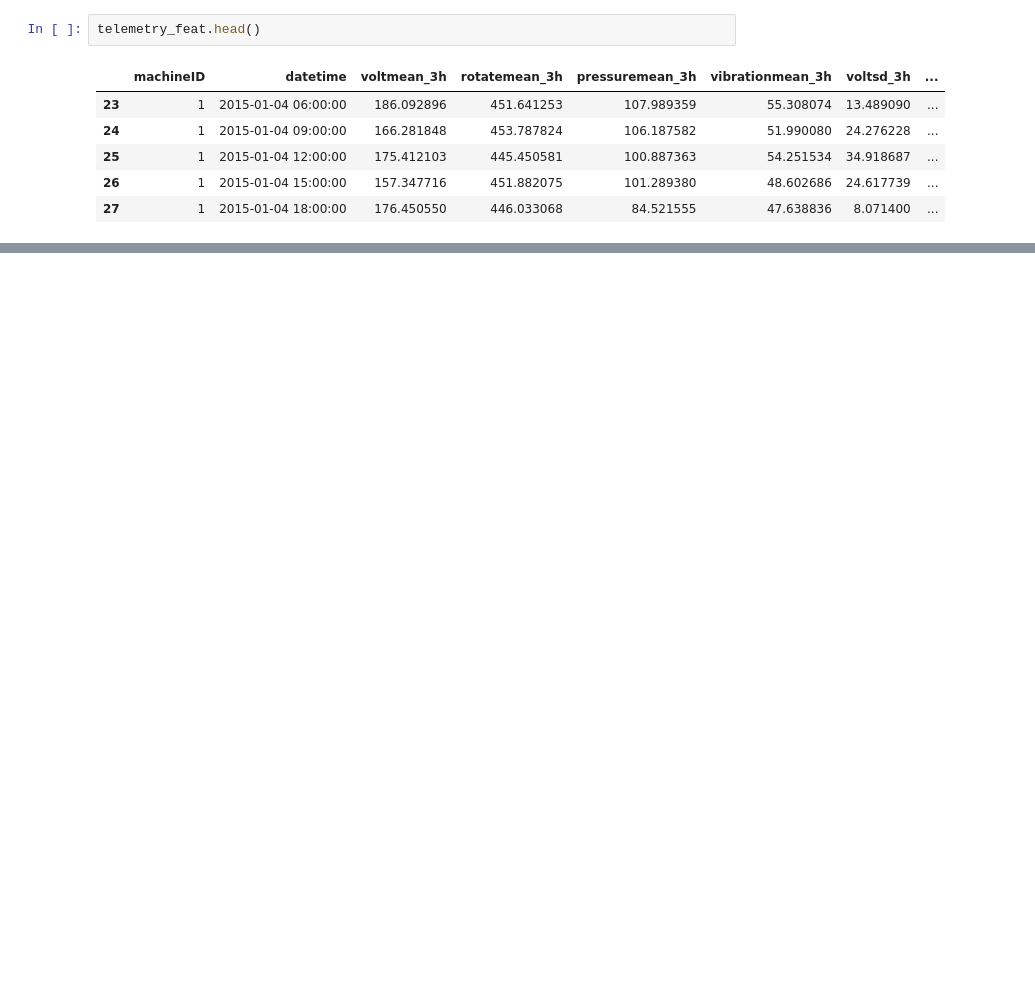
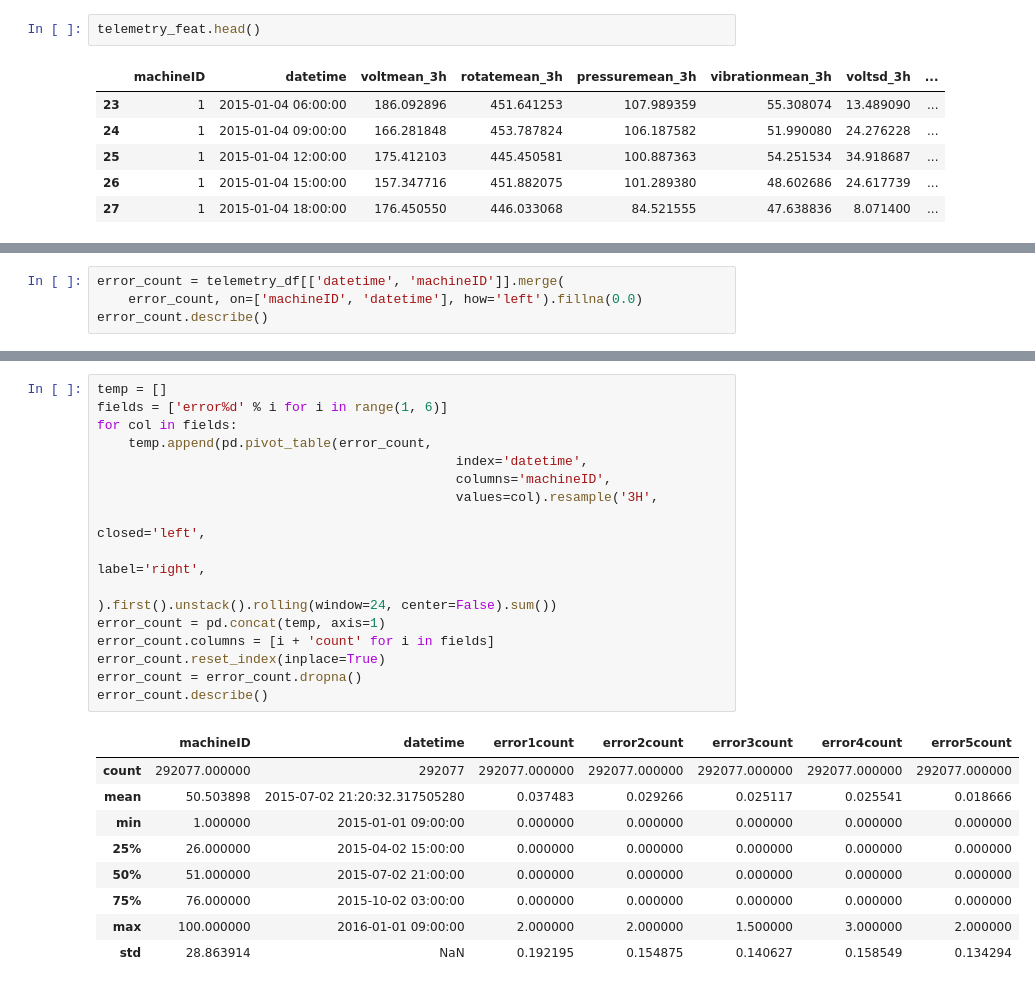
Before and after one commit to azrael-07/FinalProject, a Jupyter notebook: PredictiveMaintenance.ipynb, the cells around one changed output, grey strips where cells are left out. Cells and saved outputs as stored; diff of their text form; blank space fills up the shorter version.

```diff
--- a/PredictiveMaintenance.ipynb
+++ b/PredictiveMaintenance.ipynb
@@ -472,0 +506,4 @@ telemetry_feat.head()
+# %%
+error_count = telemetry_df[['datetime', 'machineID']].merge(
+    error_count, on=['machineID', 'datetime'], how='left').fillna(0.0)
+error_count.describe()
@@ -472,0 +520,26 @@ telemetry_feat.head()
+# %%
+temp = []
+fields = ['error%d' % i for i in range(1, 6)]
+for col in fields:
+    temp.append(pd.pivot_table(error_count,
+                                              index='datetime',
+                                              columns='machineID',
+                                              values=col).resample('3H',
+                                                                               closed='left',
+                                                                               label='right',
+                                                                               ).first().unstack().rolling(window=24, center=False).sum())
+error_count = pd.concat(temp, axis=1)
+error_count.columns = [i + 'count' for i in fields]
+error_count.reset_index(inplace=True)
+error_count = error_count.dropna()
+error_count.describe()
+# %% [output]
+|  | machineID | datetime | error1count | error2count | error3count | error4count | error5count |
+| count | 292077.000000 | 292077 | 292077.000000 | 292077.000000 | 292077.000000 | 292077.000000 | 292077.000000 |
+| mean | 50.503898 | 2015-07-02 21:20:32.317505280 | 0.037483 | 0.029266 | 0.025117 | 0.025541 | 0.018666 |
+| min | 1.000000 | 2015-01-01 09:00:00 | 0.000000 | 0.000000 | 0.000000 | 0.000000 | 0.000000 |
+| 25% | 26.000000 | 2015-04-02 15:00:00 | 0.000000 | 0.000000 | 0.000000 | 0.000000 | 0.000000 |
+| 50% | 51.000000 | 2015-07-02 21:00:00 | 0.000000 | 0.000000 | 0.000000 | 0.000000 | 0.000000 |
+| 75% | 76.000000 | 2015-10-02 03:00:00 | 0.000000 | 0.000000 | 0.000000 | 0.000000 | 0.000000 |
+| max | 100.000000 | 2016-01-01 09:00:00 | 2.000000 | 2.000000 | 1.500000 | 3.000000 | 2.000000 |
+| std | 28.863914 | NaN | 0.192195 | 0.154875 | 0.140627 | 0.158549 | 0.134294 |
```
Also changed, not shown: parts of 13 cells of this notebook.
